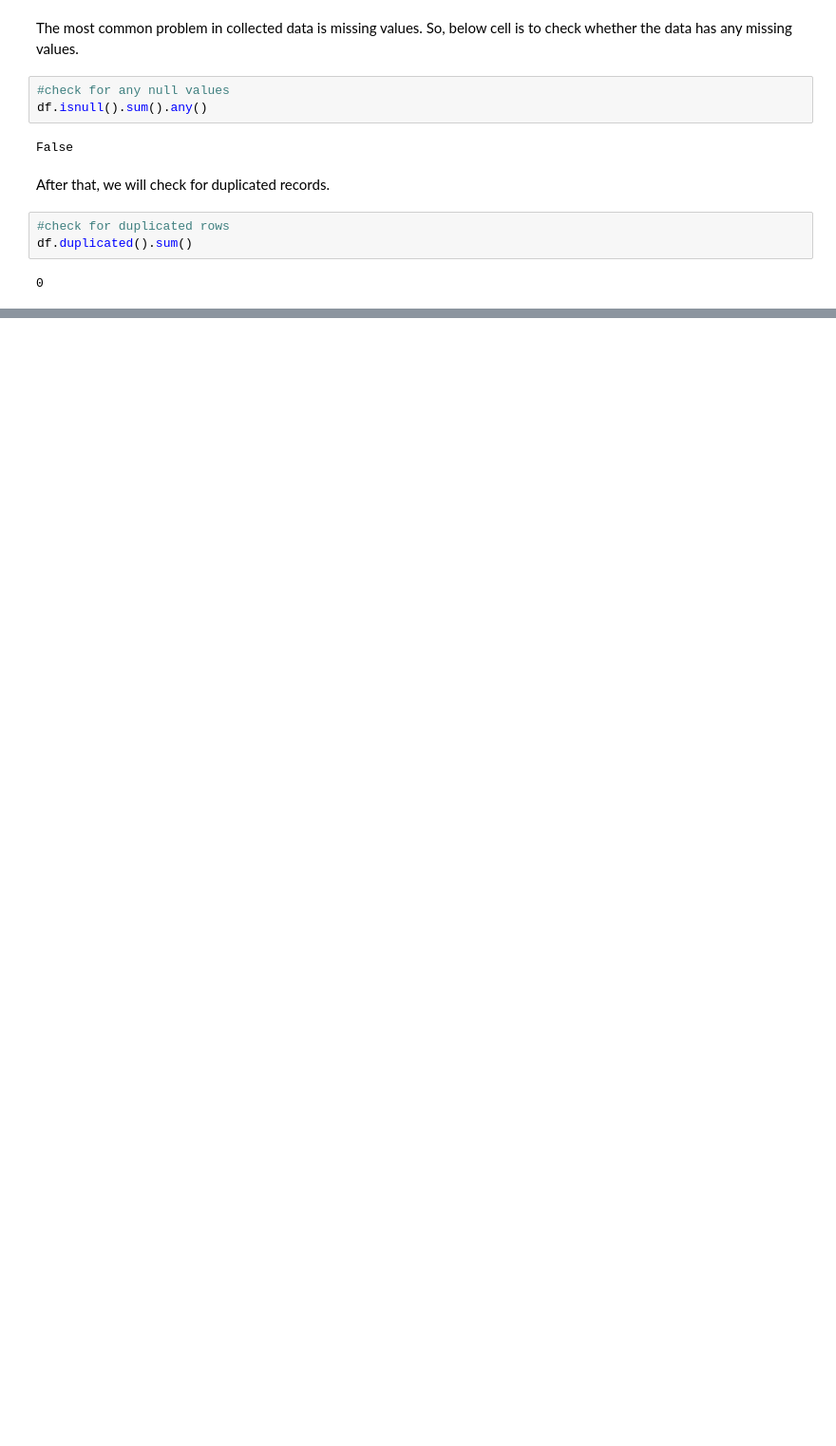
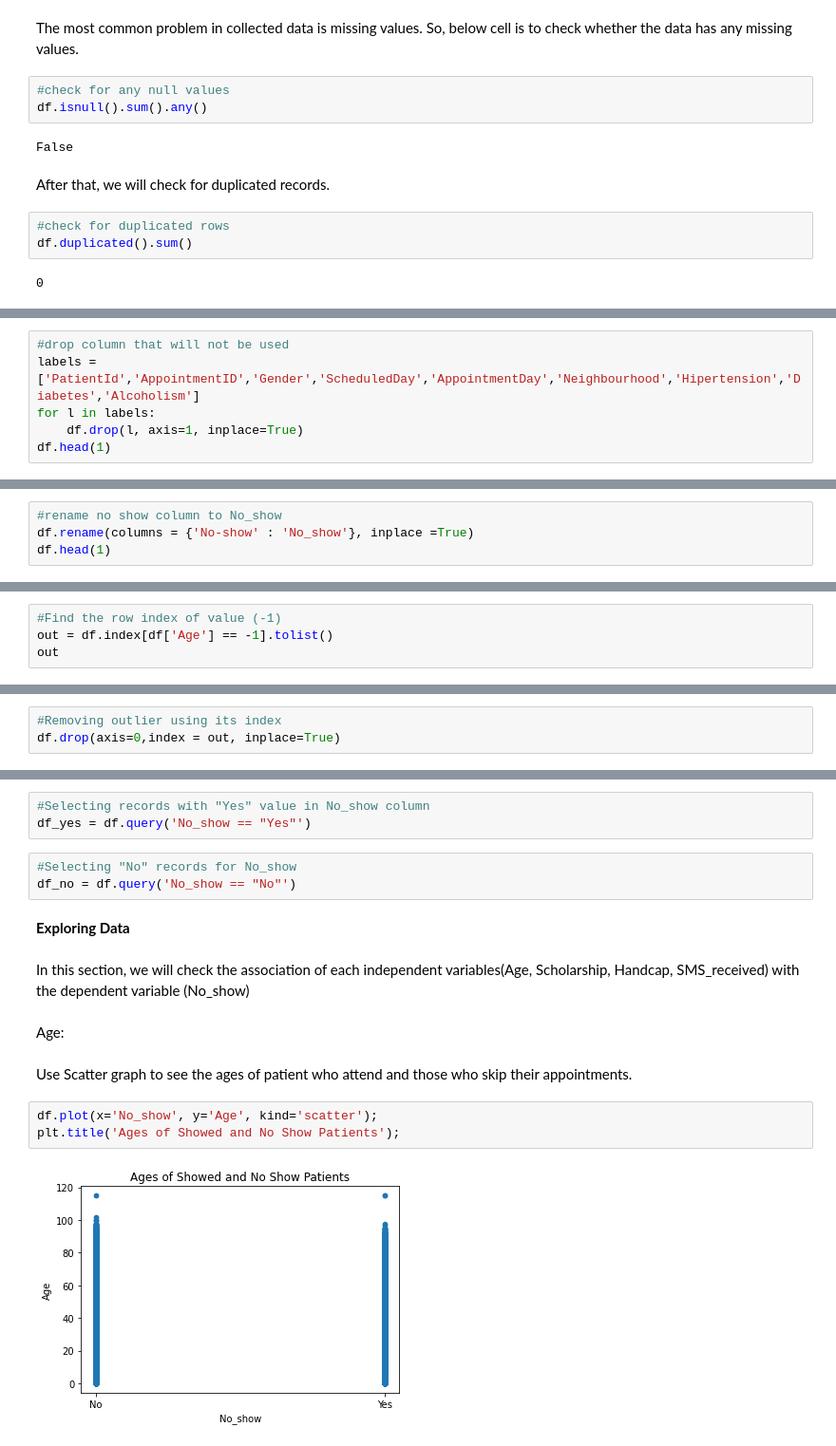
Before and after one commit to Anwar-Alshoumer/Investigate-a-Dataset-, a Jupyter notebook: No_Show_Appointments_Data_Investigation.ipynb, the cells around one changed output, grey strips where cells are left out. Shown at 95% size. Cells and saved outputs as stored; diff of their text form; blank space fills up the shorter version.

Commit message:
feat: Complete the data analysis

```diff
--- a/No_Show_Appointments_Data_Investigation.ipynb
+++ b/No_Show_Appointments_Data_Investigation.ipynb
@@ -71,0 +169,6 @@ df.duplicated().sum()
+# %%
+#drop column that will not be used
+labels = ['PatientId','AppointmentID','Gender','ScheduledDay','AppointmentDay','Neighbourhood','Hipertension','Diabetes','Alcoholism']
+for l in labels:
+    df.drop(l, axis=1, inplace=True)
+df.head(1)
@@ -71,0 +180,4 @@ df.duplicated().sum()
+# %%
+#rename no show column to No_show
+df.rename(columns = {'No-show' : 'No_show'}, inplace =True)
+df.head(1)
@@ -71,0 +194,4 @@ df.duplicated().sum()
+# %%
+#Find the row index of value (-1)
+out = df.index[df['Age'] == -1].tolist()
+out
@@ -71,0 +200,3 @@ df.duplicated().sum()
+# %%
+#Removing outlier using its index
+df.drop(axis=0,index = out, inplace=True)
@@ -71,0 +321,19 @@ df.duplicated().sum()
+# %%
+#Selecting records with "Yes" value in No_show column
+df_yes = df.query('No_show == "Yes"')
+# %%
+#Selecting "No" records for No_show
+df_no = df.query('No_show == "No"')
+# %% [markdown]
+**Exploring Data**
+# %% [markdown]
+In this section, we will check the association of each independent variables(Age, Scholarship, Handcap, SMS_received) with the dependent variable (No_show)
+# %% [markdown]
+Age:
+# %% [markdown]
+Use Scatter graph to see the ages of patient who attend and those who skip their appointments.
+# %%
+df.plot(x='No_show', y='Age', kind='scatter');
+plt.title('Ages of Showed and No Show Patients');
+# %% [output]
+[figure, added]
```
Also changed, not shown: parts of 48 cells of this notebook.
